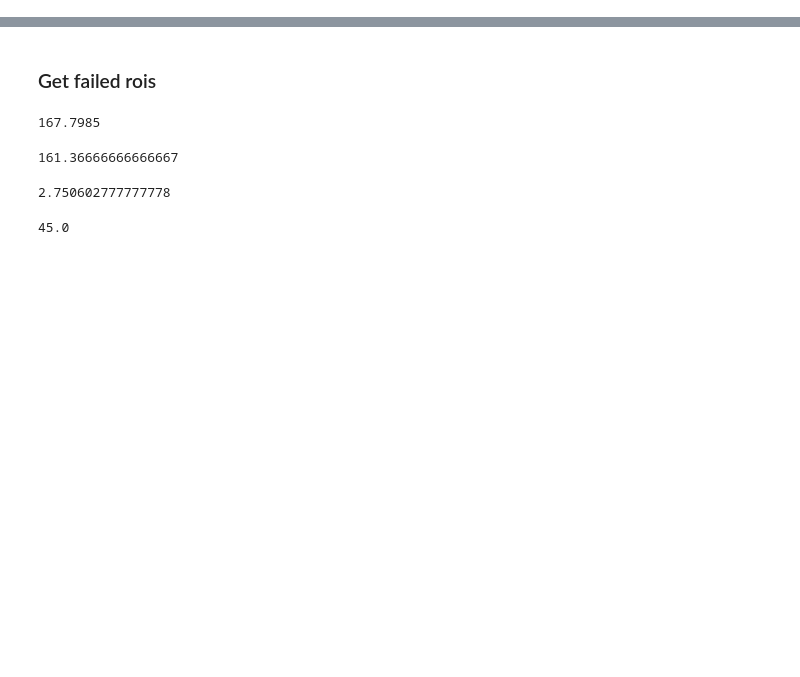
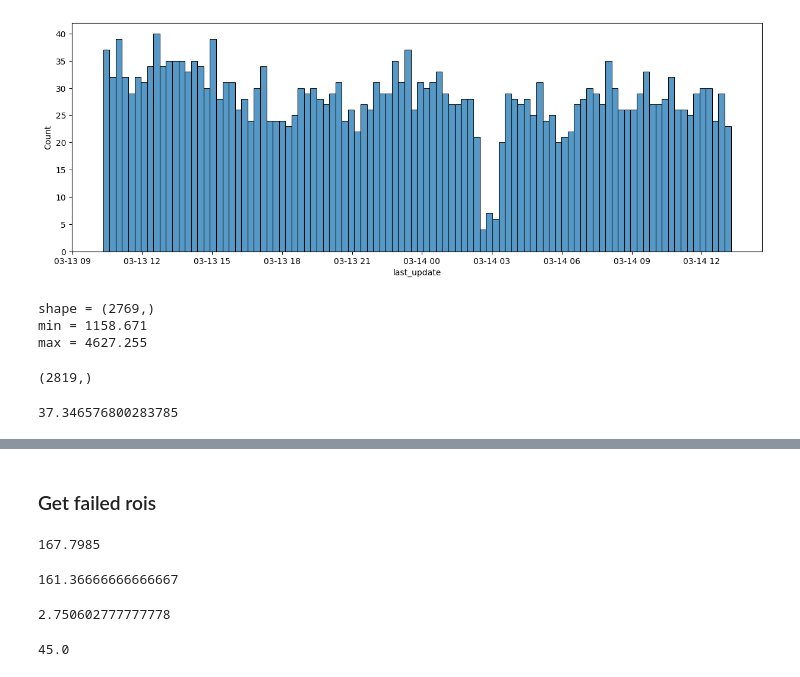
Before and after one commit to nikhilsrajan/fetch_satdata, a Jupyter notebook: notebooks/explore_datacube_catalog_db.ipynb, the cells around one changed output, grey strips where cells are left out. Saved outputs shown, nothing was run; the diff lists cells and outputs as text; code cells hidden in the pictures; blank space fills up the shorter version.

```diff
--- a/notebooks/explore_datacube_catalog_db.ipynb
+++ b/notebooks/explore_datacube_catalog_db.ipynb
@@ -56,19 +72,22 @@ s2l2a_datacube_catalog_gdf[s2l2a_datacube_catalog_gdf['roi'] == 's2grid=17b4eec'
 # %%
 scale = 5
 aspect_ratio = 3
 fig, ax = plt.subplots(figsize=(scale*aspect_ratio, scale))
 
 filtered_s2l2a_datacube_catalog_gdf = s2l2a_datacube_catalog_gdf[
     (s2l2a_datacube_catalog_gdf['roi'].str.startswith('s2grid=')) &
-    (s2l2a_datacube_catalog_gdf['last_update'] > pd.Timestamp(2024, 2, 25, tz='UTC'))
+    # (s2l2a_datacube_catalog_gdf['last_update'] > pd.Timestamp(2024, 2, 25, tz='UTC'))
+    (s2l2a_datacube_catalog_gdf['last_update'] > pd.Timestamp(2025, 3, 13, tz='UTC'))
 ]
 
 g = sns.histplot(
     ax = ax,
     data = filtered_s2l2a_datacube_catalog_gdf,
     x = 'last_update',
     bins = 100,
 )
+# %% [output]
+[figure, added]
 # %%
 d = 50
 
@@ -81,6 +100,21 @@ t_deltas = np.array([
 print('shape =', t_deltas.shape)
 print('min =', t_deltas.min())
 print('max =', t_deltas.max())
+# %% [output]
+shape = (2769,)
+min = 1158.671
+max = 4627.255
+# %%
+last_updates.shape
+# %% [output]
+(2819,)
+# %%
+done_times = last_updates
+n_cores = 10
+
+(done_times[-1] - done_times[0]).seconds / done_times.shape[0] * n_cores
+# %% [output]
+37.346576800283785
 # %%
 scale = 5
 aspect_ratio = 3
```
Also changed, not shown: parts of 7 cells of this notebook, 5 other files.
